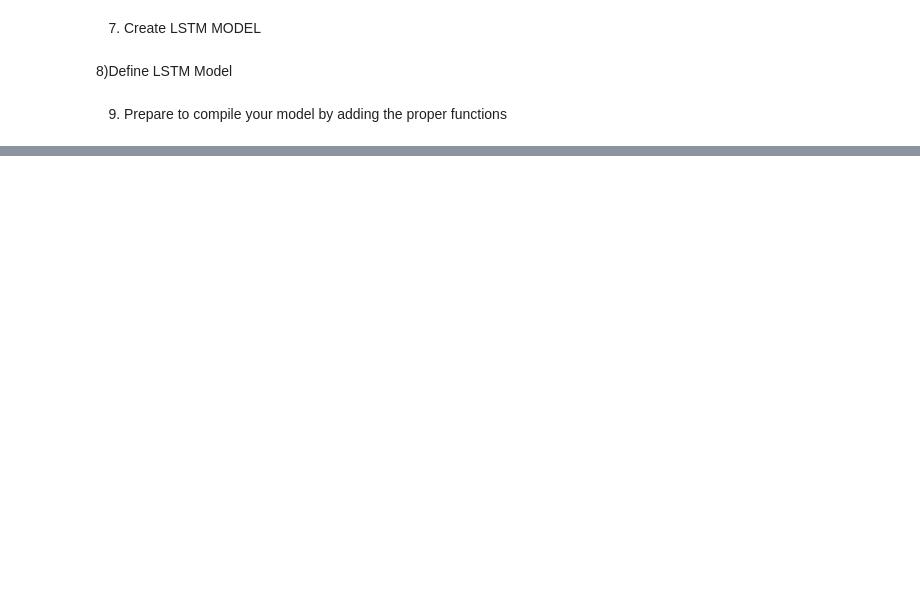
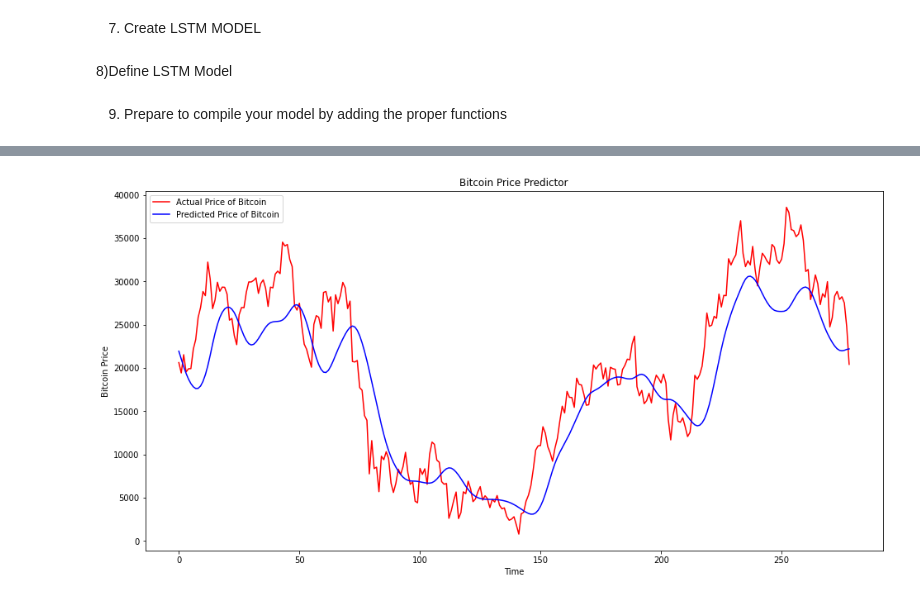
Before and after one commit to pagalavan-sivakumar/BitcoinPricePredictor, a Jupyter notebook: BitcoinPricePredictor.ipynb, the cells around one changed output, grey strips where cells are left out. Cells and saved outputs as stored; diff of their text form; code cells hidden in the pictures; blank space fills up the shorter version.

```diff
--- a/BitcoinPricePredictor.ipynb
+++ b/BitcoinPricePredictor.ipynb
@@ -206,0 +219,8 @@ TypeError: ignored
+# %%
+y_prediction= model.predict(X_test, verbose=False)
+# %%
+scale=1/2.59364857e-05
+# %%
+y_prediction= scale*y_prediction
+# %%
+y_test= scale*y_test
@@ -206,0 +234,13 @@ TypeError: ignored
+# %%
+
+fig, ax = plt.subplots(figsize=(16,8))
+ax.ticklabel_format(useOffset=False)
+plt.plot(y_test, color='red', label= 'Actual Price of Bitcoin')
+plt.plot(y_prediction, color='blue', label= 'Predicted Price of Bitcoin')
+plt.title('Bitcoin Price Predictor')
+plt.xlabel('Time')
+plt.ylabel('Bitcoin Price')
+plt.legend()
+plt.show()
+# %% [output]
+[figure, added]
```
Also changed, not shown: parts of 19 cells of this notebook.
